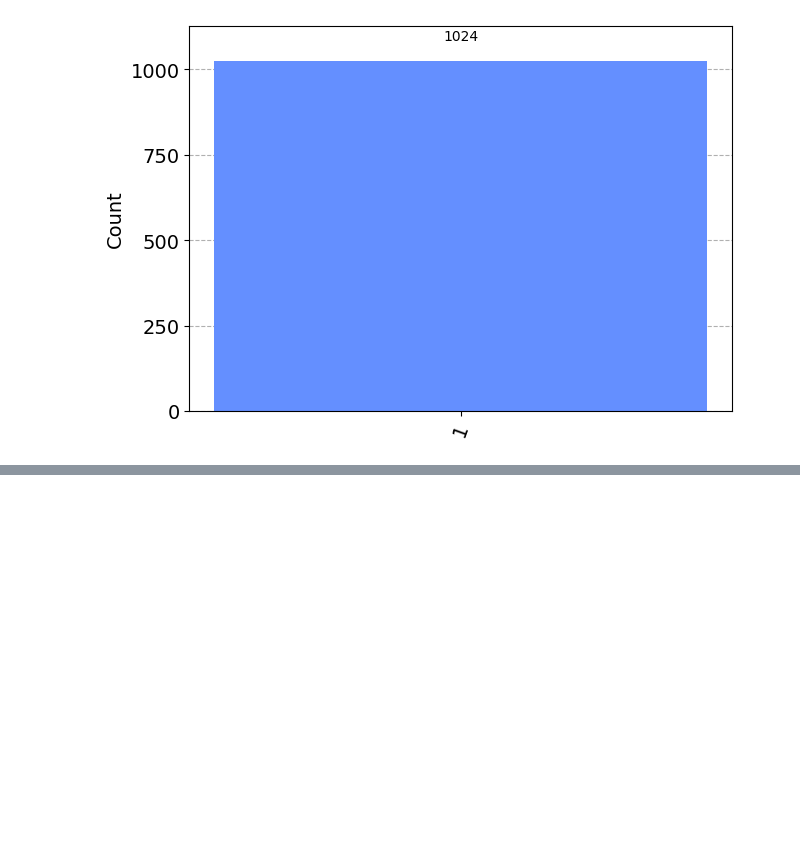
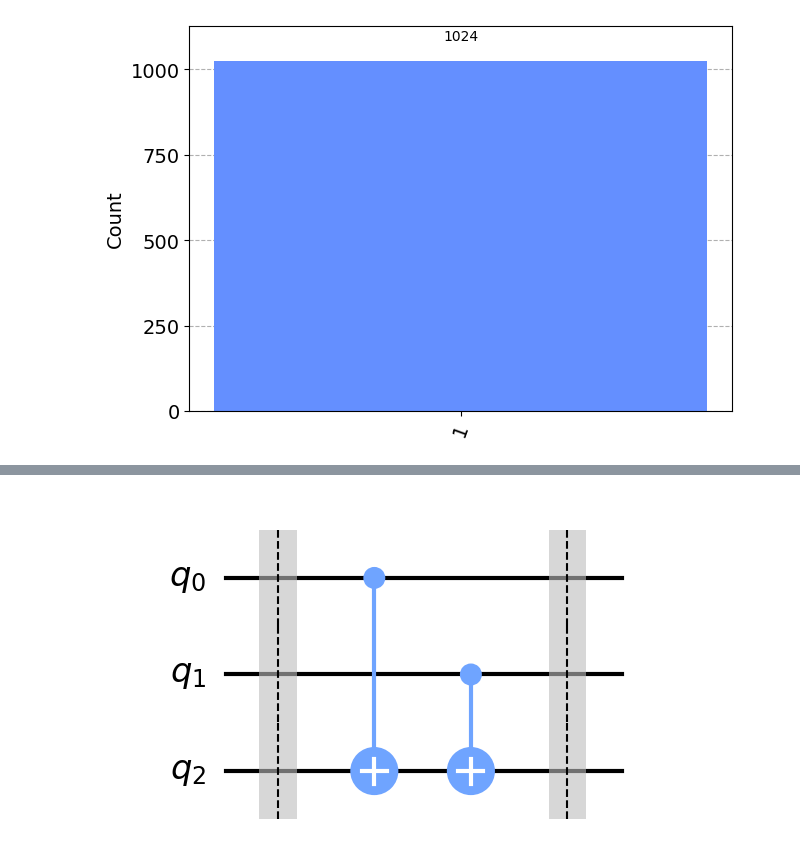
Before and after one commit to cablelabs/QuantumFoundations, a Jupyter notebook: Applications.ipynb, the cells around one changed output, grey strips where cells are left out. Drawn from its saved outputs; the diff is of its cells as text; code cells hidden in the pictures; blank space fills up the shorter version.

```diff
--- a/Applications.ipynb
+++ b/Applications.ipynb
@@ -177,0 +235,15 @@ And we see that the result is 1, so we can conclude that our function $f(x) = x$
+# %%
+rand_flips = np.random.choice(n, np.random.randint(n + 1), replace=False)
+
+balanced_oracle = QuantumCircuit(n + 1)
+for flip in rand_flips:
+    balanced_oracle.x(flip)
+balanced_oracle.barrier()
+for i in range(n):
+    balanced_oracle.cnot(i, n)
+balanced_oracle.barrier()
+for flip in rand_flips:
+    balanced_oracle.x(flip)
+balanced_oracle.draw('mpl', justify='right', scale=1.5)
+# %% [output]
+[figure, added]
```
Also changed, not shown: parts of 15 cells of this notebook, 1 other file.
